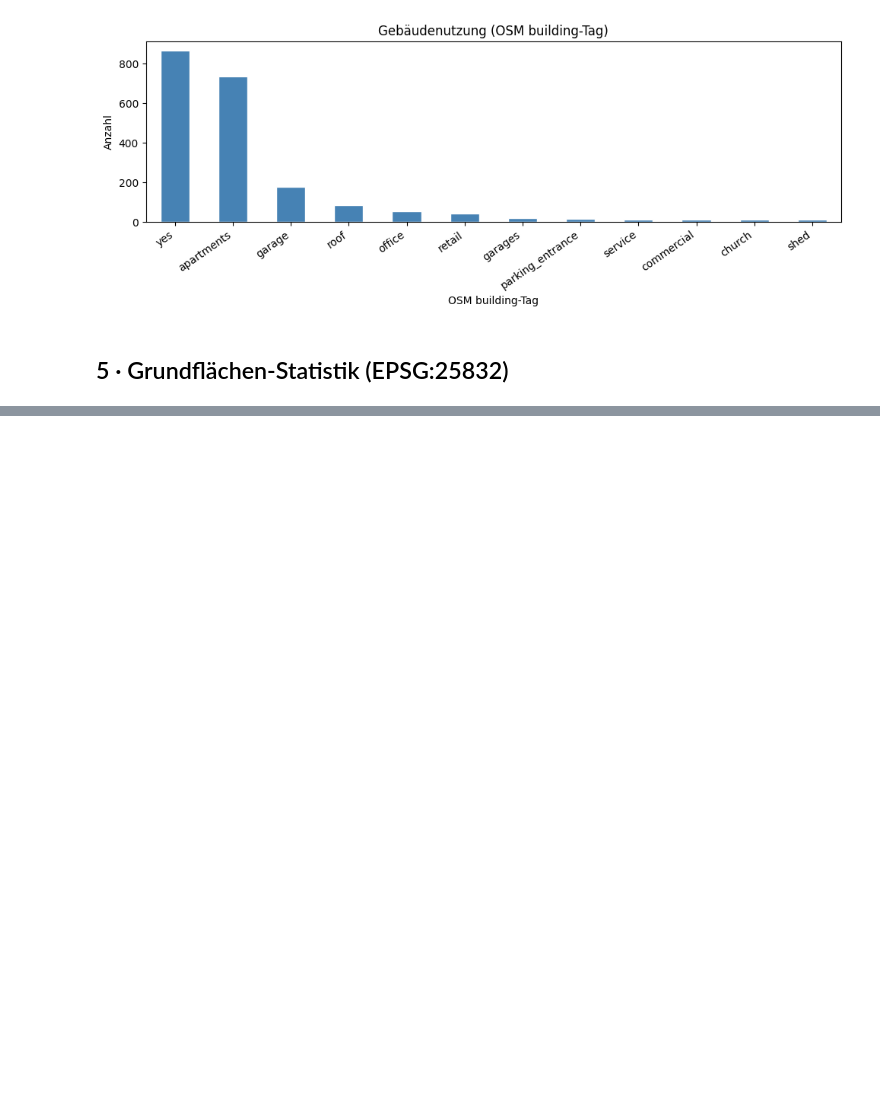
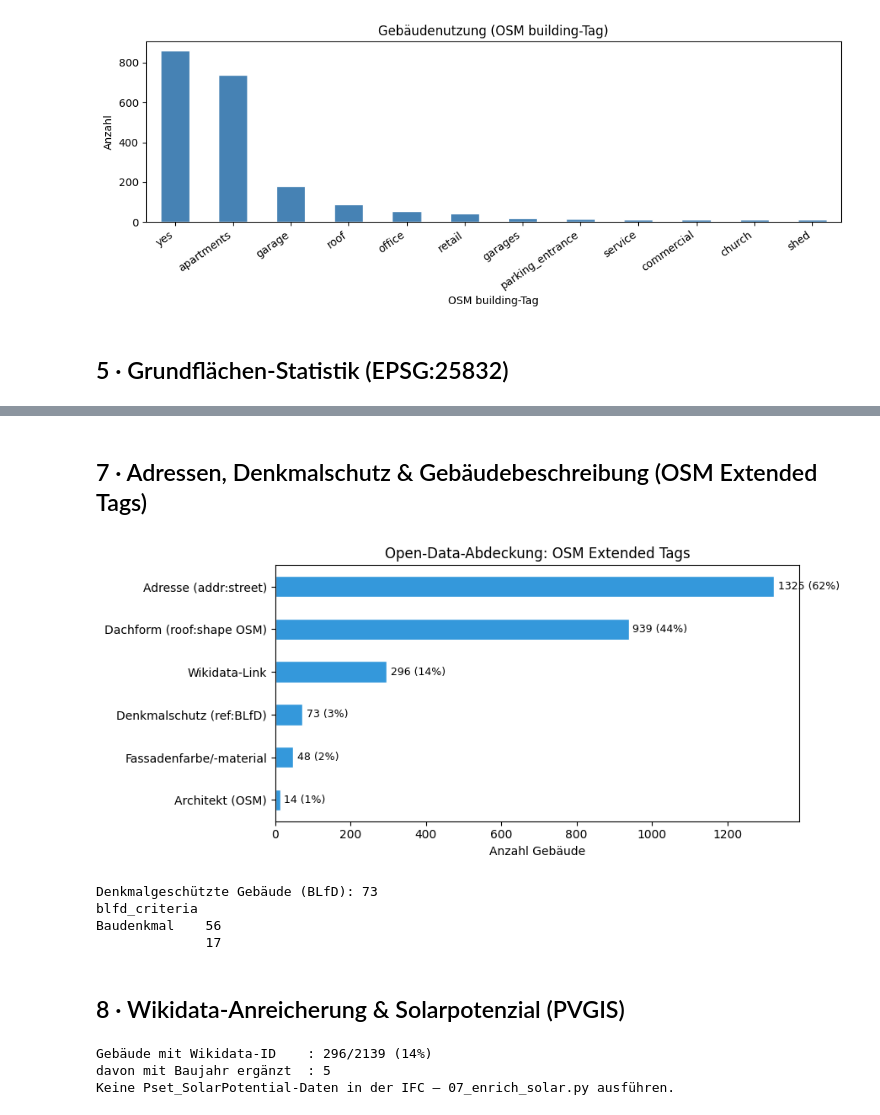
Before and after one commit to Awoladi/Digital_Twin_Augsburg, a Jupyter notebook: notebooks/01_explore_georgsvorstadt.ipynb, the cells around one changed output, grey strips where cells are left out. Drawn from its saved outputs; the diff is of its cells as text; code cells hidden in the pictures; blank space fills up the shorter version.

```diff
--- a/notebooks/01_explore_georgsvorstadt.ipynb
+++ b/notebooks/01_explore_georgsvorstadt.ipynb
@@ -210,0 +221,73 @@ else:
+# %% [markdown]
+## 7 · Adressen, Denkmalschutz & Gebäudebeschreibung (OSM Extended Tags)
+# %%
+coverage = {
+    'Adresse (addr:street)':        gdf['addr_street'].astype(str).str.strip().ne('').sum() if 'addr_street' in gdf.columns else 0,
+    'Denkmalschutz (ref:BLfD)':     gdf['ref_blfd'].astype(str).str.strip().ne('').sum() if 'ref_blfd' in gdf.columns else 0,
+    'Wikidata-Link':                gdf['wikidata'].astype(str).str.strip().ne('').sum() if 'wikidata' in gdf.columns else 0,
+    'Dachform (roof:shape OSM)':    gdf['osm_roof_shape'].astype(str).str.strip().ne('').sum() if 'osm_roof_shape' in gdf.columns else 0,
+    'Fassadenfarbe/-material':      gdf['building_colour'].astype(str).str.strip().ne('').sum() if 'building_colour' in gdf.columns else 0,
+    'Architekt (OSM)':              gdf['architect'].astype(str).str.strip().ne('').sum() if 'architect' in gdf.columns else 0,
+}
+cov = pd.Series(coverage).sort_values(ascending=True)
+
+fig, ax = plt.subplots(figsize=(9, 4))
+cov.plot.barh(ax=ax, color='#3498db', edgecolor='white')
+for i, v in enumerate(cov.values):
+    ax.text(v + 10, i, f'{v} ({v/len(gdf)*100:.0f}%)', va='center', fontsize=9)
+ax.set_xlabel('Anzahl Gebäude')
+ax.set_title('Open-Data-Abdeckung: OSM Extended Tags')
+plt.tight_layout()
+plt.show()
+
+print(f'Denkmalgeschützte Gebäude (BLfD): {(gdf["ref_blfd"].astype(str).str.strip() != "").sum() if "ref_blfd" in gdf.columns else 0}')
+if 'blfd_criteria' in gdf.columns:
+    print(gdf.loc[gdf['ref_blfd'].astype(str).str.strip() != '', 'blfd_criteria'].value_counts().to_string())
+# %% [output]
+[figure, added]
+Denkmalgeschützte Gebäude (BLfD): 73
+blfd_criteria
+Baudenkmal    56
+              17
+# %% [markdown]
+## 8 · Wikidata-Anreicherung & Solarpotenzial (PVGIS)
+# %%
+import ifcopenshell
+import ifcopenshell.util.element as ifc_util
+from configs.settings import IFC_LOD200
+
+if 'wd_baujahr' in gdf.columns:
+    n_wd = (gdf['wikidata'].astype(str).str.strip() != '').sum()
+    n_wd_year = (gdf['wd_baujahr'].astype(str).str.strip() != '').sum()
+    print(f'Gebäude mit Wikidata-ID    : {n_wd}/{len(gdf)} ({n_wd/len(gdf)*100:.0f}%)')
+    print(f'davon mit Baujahr ergänzt  : {n_wd_year}')
+
+# Solarpotenzial aus der angereicherten IFC-Datei auslesen (Phase 7)
+if IFC_LOD200.exists():
+    f = ifcopenshell.open(str(IFC_LOD200))
+    pv_yields, irrad = [], None
+    for bldg in f.by_type('IfcBuilding'):
+        psets = ifc_util.get_psets(bldg)
+        sp = psets.get('Pset_SolarPotential')
+        if sp:
+            pv_yields.append(float(sp.get('PV_Yield_kWh_a', 0)))
+            irrad = sp.get('SolarIrradiation_kWh_m2a', irrad)
+
+    if pv_yields:
+        fig, ax = plt.subplots(figsize=(9, 4))
+        pd.Series(pv_yields).plot.hist(ax=ax, bins=30, color='#f1c40f', edgecolor='white')
+        ax.set_xlabel('PV-Ertragspotenzial [kWh/a] je Gebäude')
+        ax.set_ylabel('Anzahl Gebäude')
+        ax.set_title(f'Solarpotenzial – Globalstrahlung {irrad:.0f} kWh/(m²·a), PVGIS SARAH-3')
+        plt.tight_layout()
+        plt.show()
+        print(f'Gebäude mit Solardaten     : {len(pv_yields)}/{len(gdf)}')
+        print(f'PV-Potenzial Quartier      : {sum(pv_yields)/1000:.0f} MWh/a')
+    else:
+        print('Keine Pset_SolarPotential-Daten in der IFC – 07_enrich_solar.py ausführen.')
+else:
+    print('IFC-Datei nicht gefunden – Phase 3+4 zuerst ausführen.')
+# %% [output]
+Gebäude mit Wikidata-ID    : 296/2139 (14%)
+davon mit Baujahr ergänzt  : 5
+Keine Pset_SolarPotential-Daten in der IFC – 07_enrich_solar.py ausführen.
```
Also changed, not shown: parts of 6 cells of this notebook, 8 other files.
